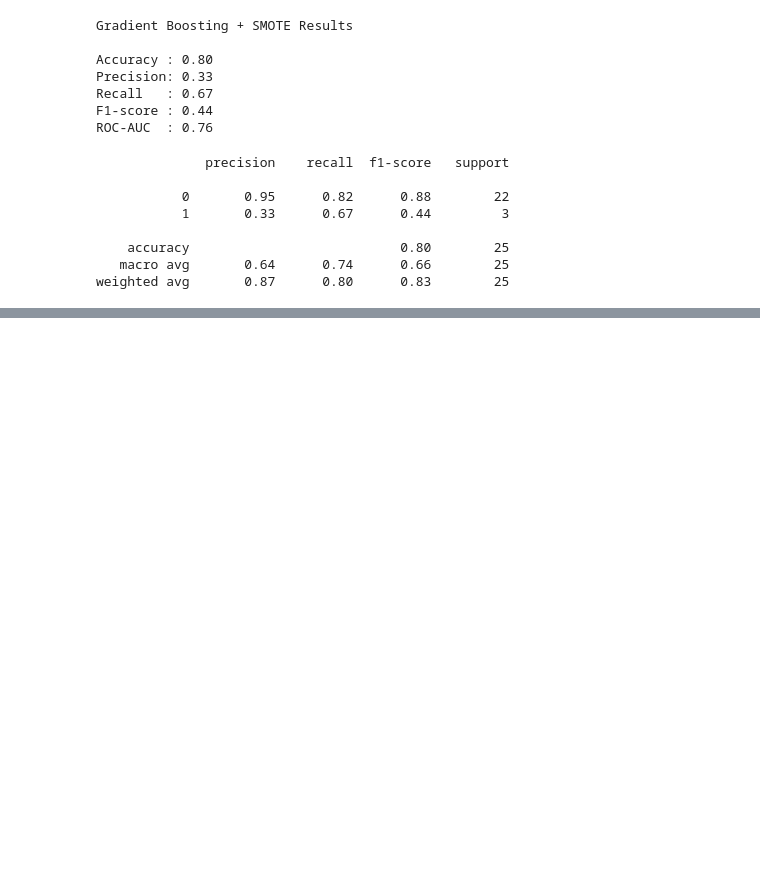
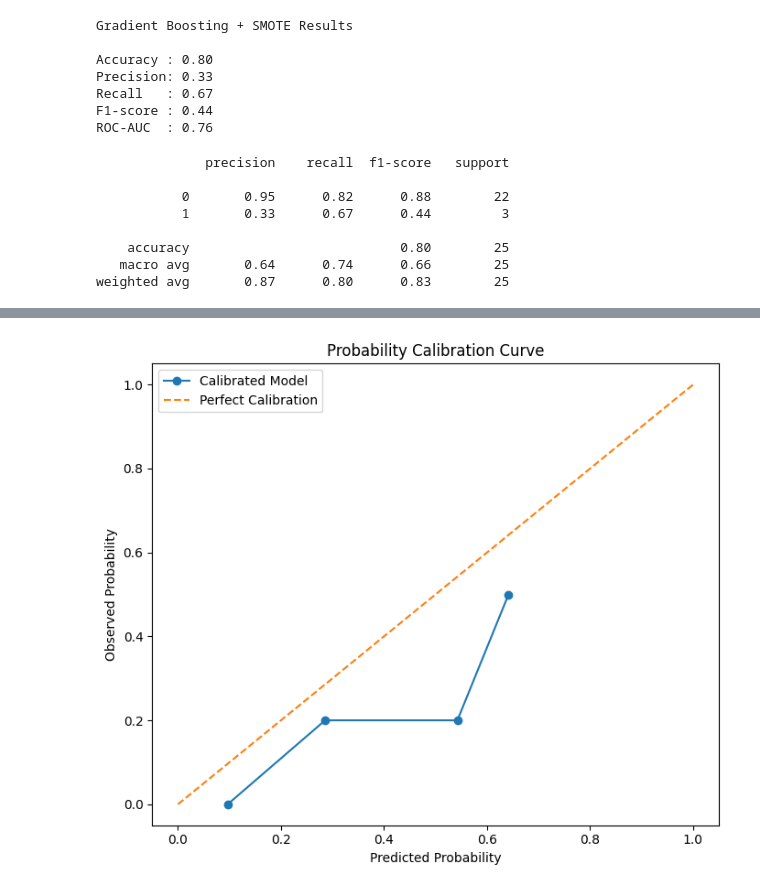
Before and after one commit to englaetitia/icu-early-warning-system, a Jupyter notebook: notebooks/06_advanced_ensemble_model.ipynb, the cells around one changed output, grey strips where cells are left out. Cells and saved outputs as stored; diff of their text form; code cells hidden in the pictures; blank space fills up the shorter version.

```diff
--- a/notebooks/06_advanced_ensemble_model.ipynb
+++ b/notebooks/06_advanced_ensemble_model.ipynb
@@ -647,0 +995,12 @@ weighted avg       0.87      0.80      0.83        25
+# %%
+# Calibrate Gradient Boosting probabilities
+
+calibrated_model = CalibratedClassifierCV(
+    gb_smote_model,
+    method="sigmoid",
+    cv=3
+)
+
+calibrated_model.fit(X_train_smote, y_train_smote)
+
+print("Probability calibration completed.")
@@ -647,0 +1009,6 @@ weighted avg       0.87      0.80      0.83        25
+# %%
+# Generate calibrated probabilities
+
+y_prob_calibrated = calibrated_model.predict_proba(X_test)[:, 1]
+
+print("Calibrated probabilities generated.")
@@ -647,0 +1028,44 @@ weighted avg       0.87      0.80      0.83        25
+# %%
+# Compute calibration curve
+
+prob_true, prob_pred = calibration_curve(
+    y_test,
+    y_prob_calibrated,
+    n_bins=5
+)
+
+# Plot calibration curve
+
+plt.figure(figsize=(7, 6))
+
+plt.plot(
+    prob_pred,
+    prob_true,
+    marker="o",
+    label="Calibrated Model"
+)
+
+plt.plot(
+    [0, 1],
+    [0, 1],
+    linestyle="--",
+    label="Perfect Calibration"
+)
+
+plt.xlabel("Predicted Probability")
+plt.ylabel("Observed Probability")
+
+plt.title("Probability Calibration Curve")
+
+plt.legend()
+
+plt.tight_layout()
+
+plt.savefig(
+    FIGURES_DIR / "day6_calibration_curve.png",
+    dpi=300
+)
+
+plt.show()
+# %% [output]
+[figure, added]
```
Also changed, not shown: parts of 29 cells of this notebook, 11 other files.
